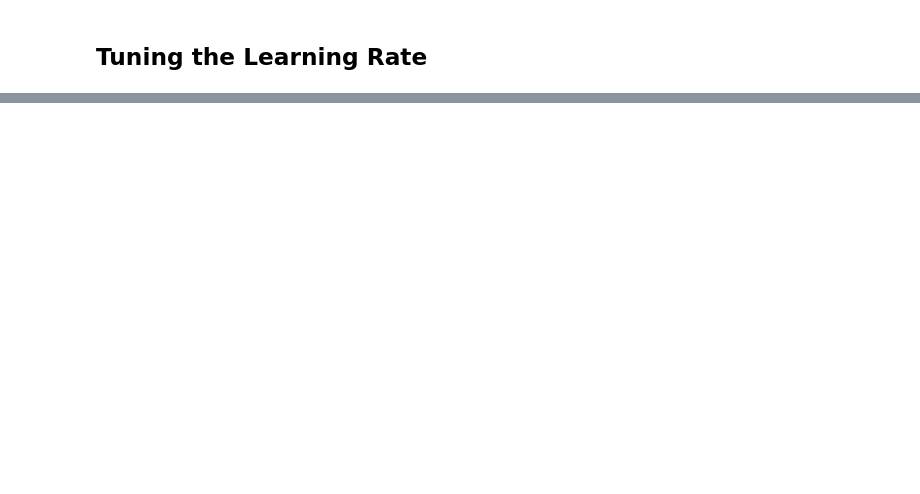
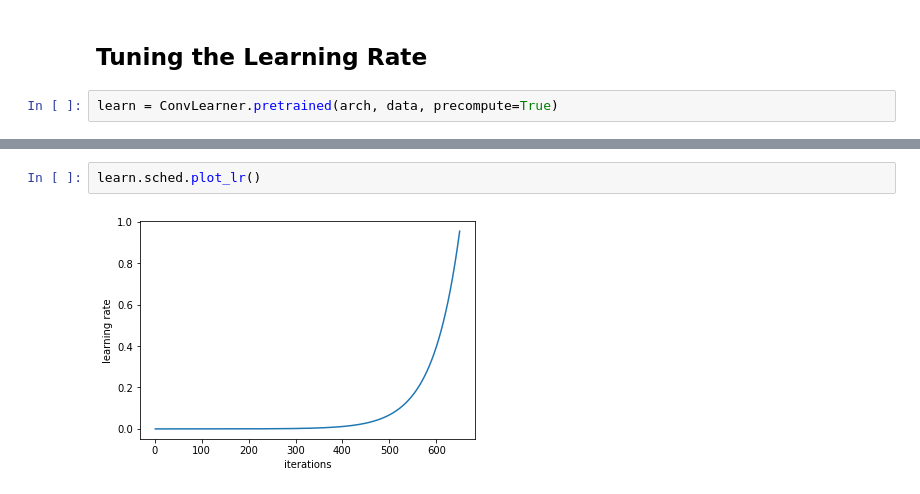
Before and after one commit to AmanDaVinci/DeepLabs, a Jupyter notebook: notebooks/Transfer Learning on Fashion MNIST.ipynb, the cells around one changed output, grey strips where cells are left out. Drawn from its saved outputs; the diff is of its cells as text; blank space fills up the shorter version.

```diff
--- a/notebooks/Transfer Learning on Fashion MNIST.ipynb
+++ b/notebooks/Transfer Learning on Fashion MNIST.ipynb
@@ -322,2 +359,4 @@ for key, label in labels_dict.items():
 # %% [markdown]
 ## Tuning the Learning Rate
+# %%
+learn = ConvLearner.pretrained(arch, data, precompute=True)
@@ -323,0 +371,4 @@ for key, label in labels_dict.items():
+# %%
+learn.sched.plot_lr()
+# %% [output]
+[figure, added]
```
Also changed, not shown: parts of 34 cells of this notebook.
